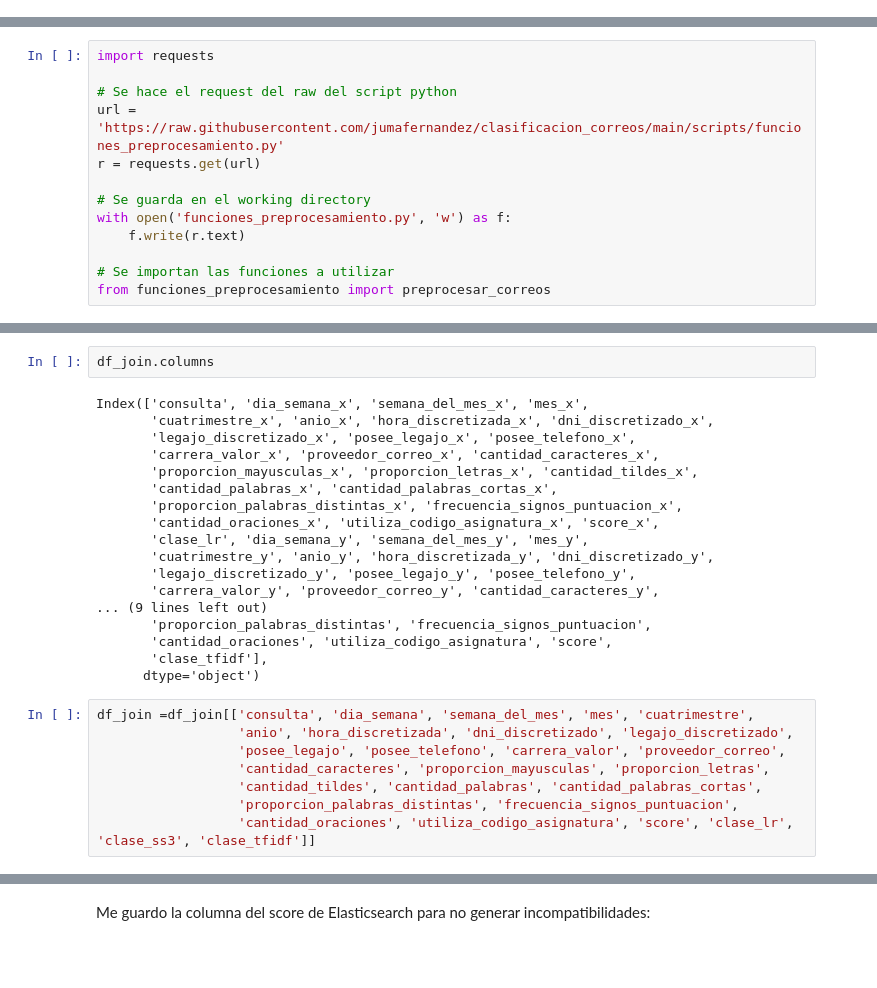
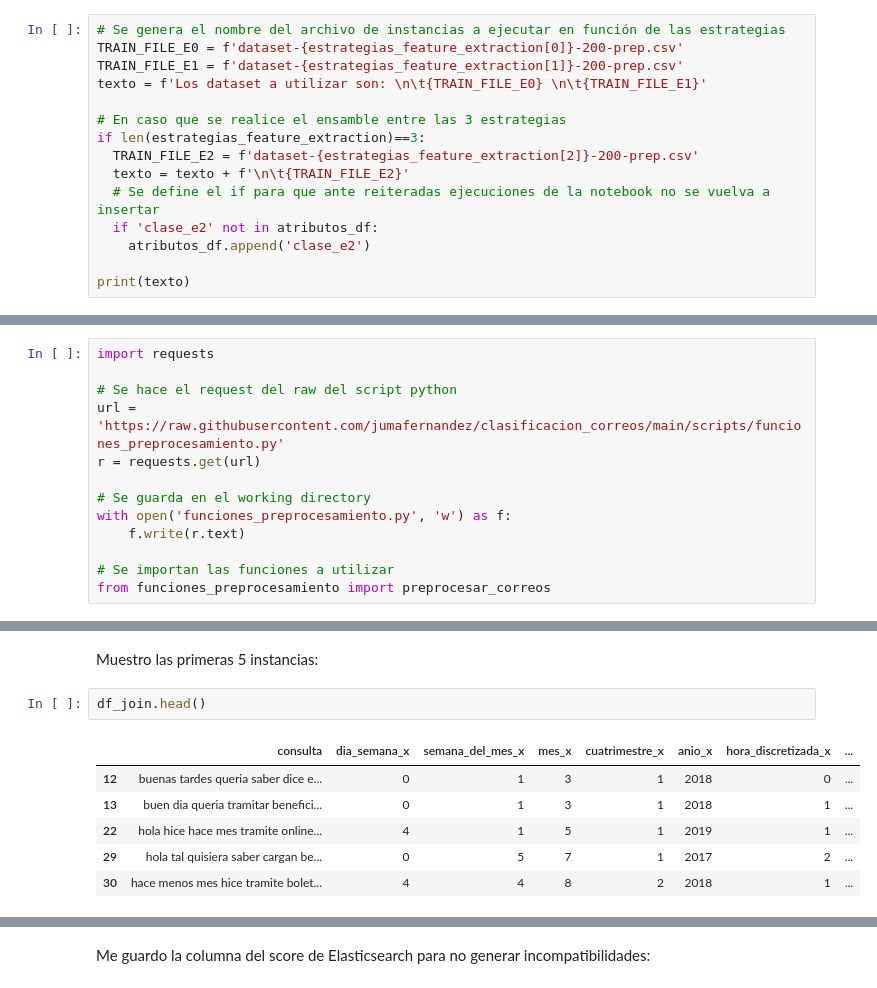
Before and after one commit to jumafernandez/clasificacion_correos, a Jupyter notebook: notebooks/jaiio/03-modelos/05-ensamble+svm.ipynb, the cells around one changed output, grey strips where cells are left out. Cells and saved outputs as stored; diff of their text form; blank space fills up the shorter version.

```diff
--- a/notebooks/jaiio/03-modelos/05-ensamble+svm.ipynb
+++ b/notebooks/jaiio/03-modelos/05-ensamble+svm.ipynb
@@ -11,0 +41,15 @@ Para ello vamos a preprocesar los correos y aplicar:
+# %%
+# Se genera el nombre del archivo de instancias a ejecutar en función de las estrategias
+TRAIN_FILE_E0 = f'dataset-{estrategias_feature_extraction[0]}-200-prep.csv'
+TRAIN_FILE_E1 = f'dataset-{estrategias_feature_extraction[1]}-200-prep.csv'
+texto = f'Los dataset a utilizar son: \n\t{TRAIN_FILE_E0} \n\t{TRAIN_FILE_E1}'
+
+# En caso que se realice el ensamble entre las 3 estrategias
+if len(estrategias_feature_extraction)==3:
+  TRAIN_FILE_E2 = f'dataset-{estrategias_feature_extraction[2]}-200-prep.csv'
+  texto = texto + f'\n\t{TRAIN_FILE_E2}'
+  # Se define el if para que ante reiteradas ejecuciones de la notebook no se vuelva a insertar
+  if 'clase_e2' not in atributos_df:
+    atributos_df.append('clase_e2')
+
+print(texto)
@@ -242,28 +239,11 @@ df_join.shape
+# %% [markdown]
+Muestro las primeras 5 instancias:
 # %%
-df_join.columns
+df_join.head()
 # %% [output]
-Index(['consulta', 'dia_semana_x', 'semana_del_mes_x', 'mes_x',
-       'cuatrimestre_x', 'anio_x', 'hora_discretizada_x', 'dni_discretizado_x',
-       'legajo_discretizado_x', 'posee_legajo_x', 'posee_telefono_x',
-       'carrera_valor_x', 'proveedor_correo_x', 'cantidad_caracteres_x',
-       'proporcion_mayusculas_x', 'proporcion_letras_x', 'cantidad_tildes_x',
-       'cantidad_palabras_x', 'cantidad_palabras_cortas_x',
-       'proporcion_palabras_distintas_x', 'frecuencia_signos_puntuacion_x',
-       'cantidad_oraciones_x', 'utiliza_codigo_asignatura_x', 'score_x',
-       'clase_lr', 'dia_semana_y', 'semana_del_mes_y', 'mes_y',
-       'cuatrimestre_y', 'anio_y', 'hora_discretizada_y', 'dni_discretizado_y',
-       'legajo_discretizado_y', 'posee_legajo_y', 'posee_telefono_y',
-       'carrera_valor_y', 'proveedor_correo_y', 'cantidad_caracteres_y',
-... (9 lines left out)
-       'proporcion_palabras_distintas', 'frecuencia_signos_puntuacion',
-       'cantidad_oraciones', 'utiliza_codigo_asignatura', 'score',
-       'clase_tfidf'],
-      dtype='object')
+|  | consulta | dia_semana_x | semana_del_mes_x | mes_x | cuatrimestre_x | anio_x | hora_discretizada_x | ... |
+| 12 | buenas tardes queria saber dice e... | 0 | 1 | 3 | 1 | 2018 | 0 | ... |
+| 13 | buen dia queria tramitar benefici... | 0 | 1 | 3 | 1 | 2018 | 1 | ... |
+| 22 | hola hice hace mes tramite online... | 4 | 1 | 5 | 1 | 2019 | 1 | ... |
+| 29 | hola tal quisiera saber cargan be... | 0 | 5 | 7 | 1 | 2017 | 2 | ... |
+| 30 | hace menos mes hice tramite bolet... | 4 | 4 | 8 | 2 | 2018 | 1 | ... |
-# %%
-df_join =df_join[['consulta', 'dia_semana', 'semana_del_mes', 'mes', 'cuatrimestre',
-                  'anio', 'hora_discretizada', 'dni_discretizado', 'legajo_discretizado',
-                  'posee_legajo', 'posee_telefono', 'carrera_valor', 'proveedor_correo',
-                  'cantidad_caracteres', 'proporcion_mayusculas', 'proporcion_letras',
-                  'cantidad_tildes', 'cantidad_palabras', 'cantidad_palabras_cortas',
-                  'proporcion_palabras_distintas', 'frecuencia_signos_puntuacion',
-                  'cantidad_oraciones', 'utiliza_codigo_asignatura', 'score', 'clase_lr', 'clase_ss3', 'clase_tfidf']]
```
Also changed, not shown: parts of 37 cells of this notebook.
